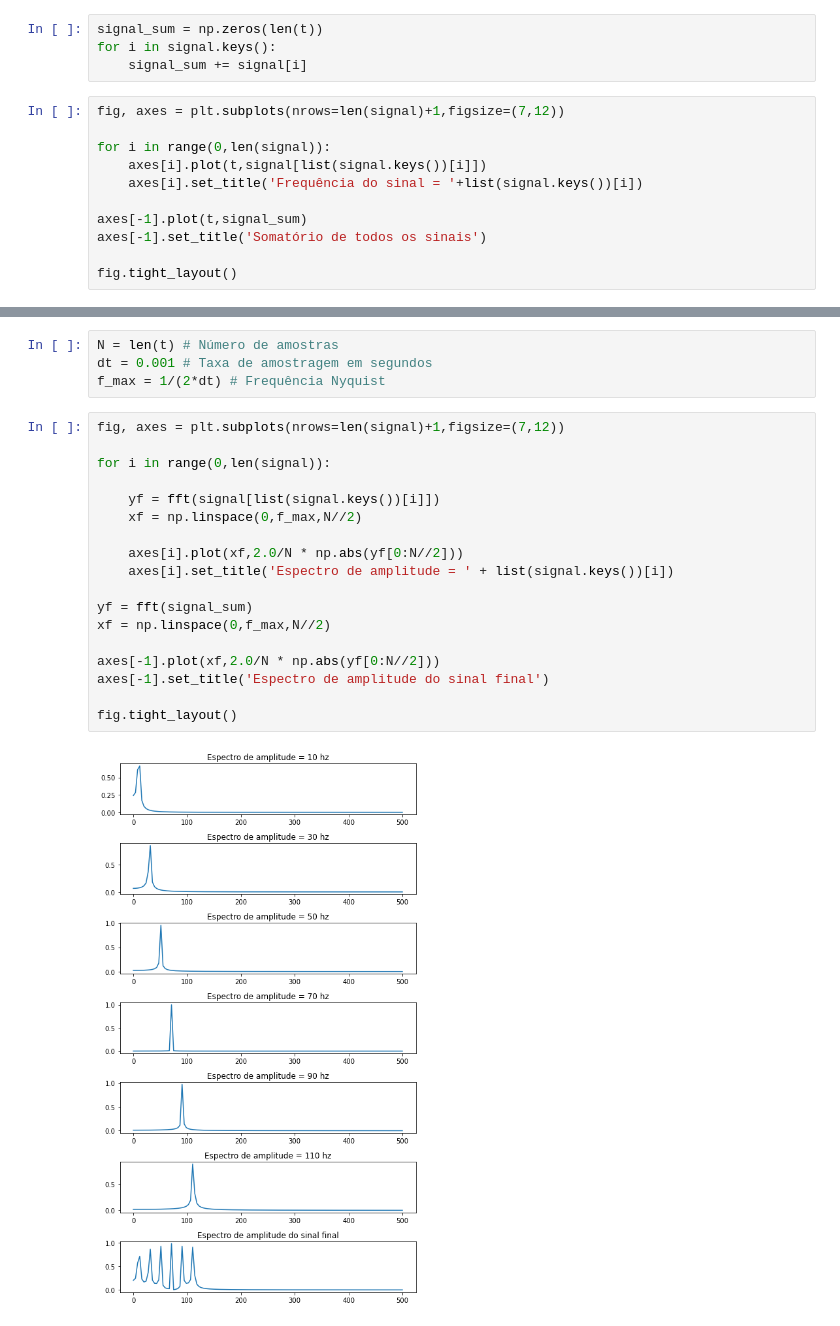
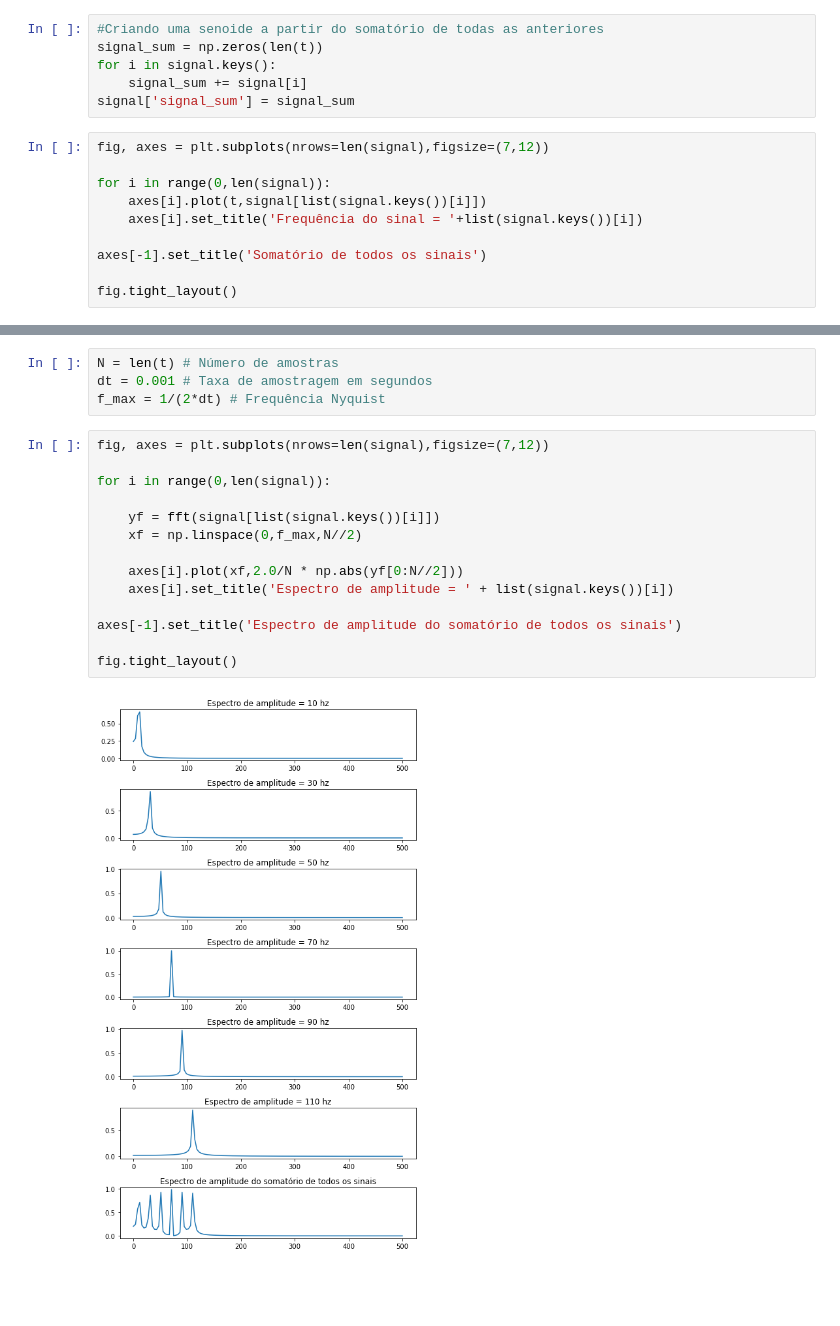
Before and after one commit to alexleogc/GEO214_Interpretacao_de_dados_sismicos_2021_2, a Jupyter notebook: Notebooks/002_Wavelets_01.ipynb, the cells around one changed output, grey strips where cells are left out. Drawn from its saved outputs; the diff is of its cells as text; blank space fills up the shorter version.

```diff
--- a/Notebooks/002_Wavelets_01.ipynb
+++ b/Notebooks/002_Wavelets_01.ipynb
@@ -12,17 +21,18 @@ signal = {}
 for i in f:
     signal[str(i)+' hz'] = np.cos(2*np.pi*i*(t))
 # %%
+#Criando uma senoide a partir do somatório de todas as anteriores
 signal_sum = np.zeros(len(t))
 for i in signal.keys():
     signal_sum += signal[i]
+signal['signal_sum'] = signal_sum
 # %%
-fig, axes = plt.subplots(nrows=len(signal)+1,figsize=(7,12))
+fig, axes = plt.subplots(nrows=len(signal),figsize=(7,12))
 
 for i in range(0,len(signal)):
     axes[i].plot(t,signal[list(signal.keys())[i]])
     axes[i].set_title('Frequência do sinal = '+list(signal.keys())[i])
 
-axes[-1].plot(t,signal_sum)
 axes[-1].set_title('Somatório de todos os sinais')
 
 fig.tight_layout()
@@ -35,23 +56,19 @@ N = len(t) # Número de amostras
 dt = 0.001 # Taxa de amostragem em segundos
 f_max = 1/(2*dt) # Frequência Nyquist
 # %%
-fig, axes = plt.subplots(nrows=len(signal)+1,figsize=(7,12))
+fig, axes = plt.subplots(nrows=len(signal),figsize=(7,12))
 
 for i in range(0,len(signal)):
 
     yf = fft(signal[list(signal.keys())[i]])
     xf = np.linspace(0,f_max,N//2)
 
     axes[i].plot(xf,2.0/N * np.abs(yf[0:N//2]))
     axes[i].set_title('Espectro de amplitude = ' + list(signal.keys())[i])
 
-yf = fft(signal_sum)
-xf = np.linspace(0,f_max,N//2)
-
-axes[-1].plot(xf,2.0/N * np.abs(yf[0:N//2]))
-axes[-1].set_title('Espectro de amplitude do sinal final')
+axes[-1].set_title('Espectro de amplitude do somatório de todos os sinais')
 
 fig.tight_layout()
 # %% [output]
-[figure, old version]
+[figure, new version]
 # %%
```
Also changed, not shown: parts of 7 cells of this notebook, 6 other files.
